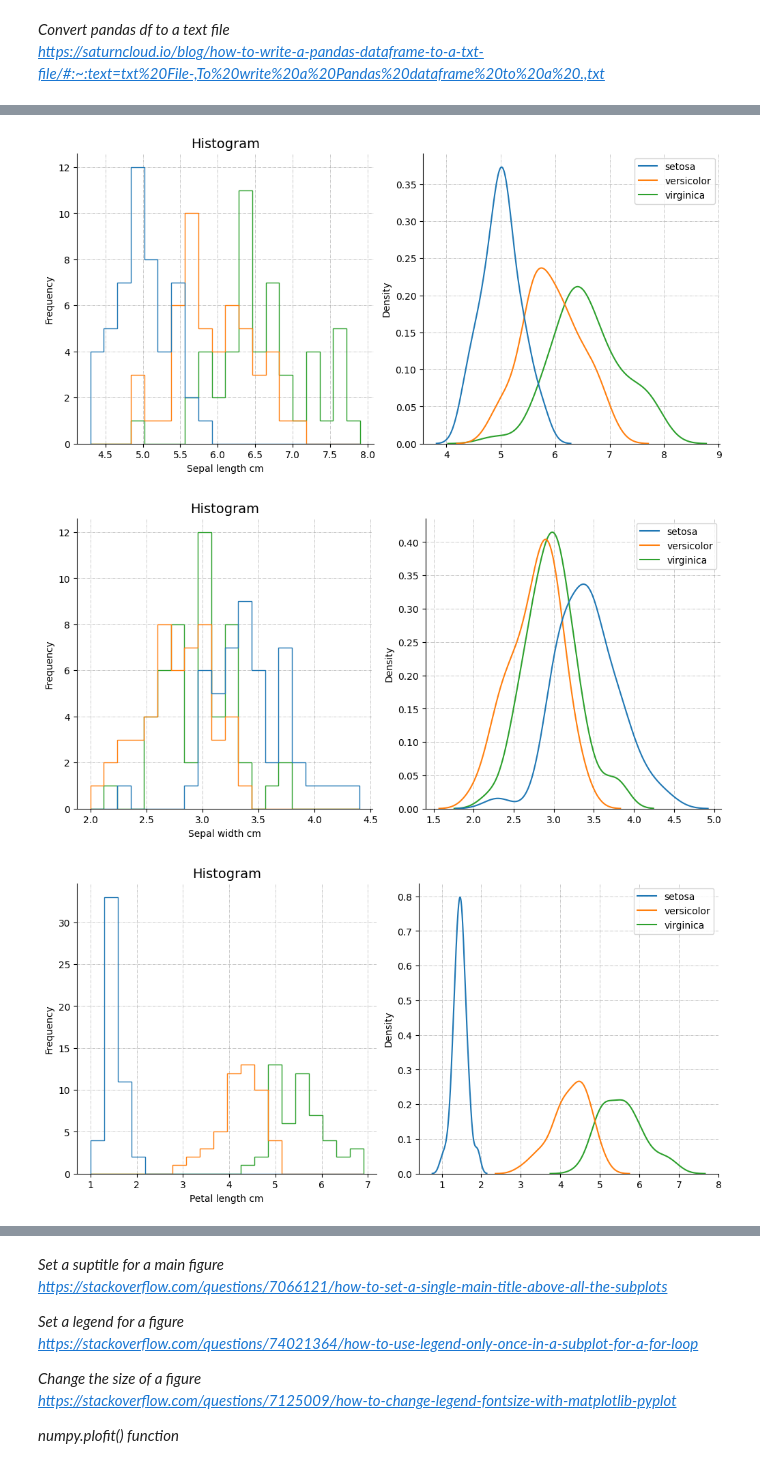
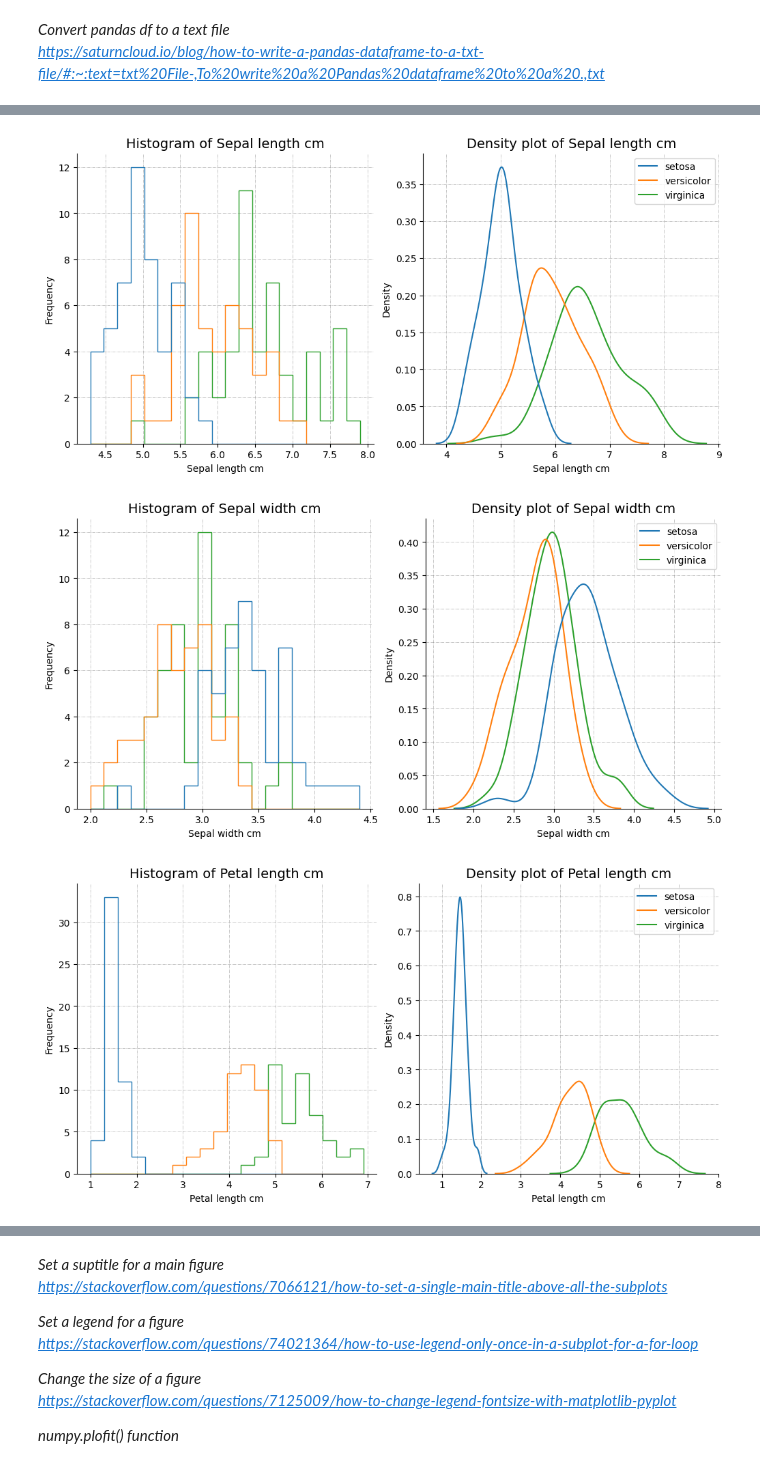
Before and after one commit to aldaszarnauskas/exploratory_analysis_iris_dataset, a Jupyter notebook: pands-project.ipynb, the cells around one changed output, grey strips where cells are left out. Cells and saved outputs as stored; diff of their text form; code cells hidden in the pictures.

```diff
--- a/pands-project.ipynb
+++ b/pands-project.ipynb
@@ -191,49 +209,75 @@ sum_stats.to_csv('sum_stats.txt', sep='\t', index=True)
 # %%
+# Iterate through each feature and plot a histogram and KDE plot
 for feature in features:
 
-    # Define a layout of subplots
-    fig, axs = plt.subplots(1, 2, figsize=(10, 5), constrained_layout=True)
-    # Go through each axis in the previously defined layout
-    # and plot a histogram of each feature
-
-    axs = axs.flat
-
+    # Define an object with classes names
+    # .unique() function allows to get the unique values from the column
     classes = list(df.iloc[:,4].unique())
+    # Replace underscores with an empty space in the feature name
+    # This feature name will be used for naming axes and titles
     feature_name = feature.replace("_", " ")
 
 
+    # Define a layout 1x2 of subplots
+    fig, axs = plt.subplots(1, 2, figsize=(10, 5), constrained_layout=True)
 
+    # Flatten out the axis so you could iterate through each of them
+    axs = axs.flat
 
+    # Iterate through axis and track the # of iterations with enumerate()
     for count, ax in enumerate(axs):
 
         # Remove axes splines
         for s in ['top', 'right']:
             ax.spines[s].set_visible(False)
 
         # Add x, y gridlines
         ax.grid(color ='grey',
             linestyle ='-.', linewidth = 0.5,
             alpha = 0.6)
 
+        # This if statement tracks the first iteration and plots a histogram
+        if count == 0:
+            # Create a temporary list with three sublists for each class
+            # Such structure of a list is necessary so that pyplot function
+            # hist() would automatically detect three different groups
+            temp_df = [df[feature][:50], df[feature][50:100], df[feature][100:]]
+            # Plot a histogram of the feature
+            # Choose the step type due to better visibility
+            ax.hist(temp_df, bins=20, histtype="step")
+            # Set the x-axis name
+            ax.set_xlabel(f"{feature_name.capitalize()}", fontsize=10)
+            # Set the y-axis name
+            ax.set_ylabel("Frequency", fontsize=10)
+            # Set the subfigure title
+            ax.set_title(f"Histogram of {feature_name.capitalize()}", fontsize=14)
+
+        else:
+            # Create an empty pandas df.
+            # You will use this empty df later in the for loop
+            # to add the data of each class in their own column
+            temp_df = pd.DataFrame()
+            # Iterate three times to add each class in their own column
+            for i in range(3):
+                # Select samples of a particular class
+                temp_df1 = df[df.iloc[:,4] == classes[i]]
+                # Select data for a particular feature
+                temp_df2 = temp_df1[feature]
+                # Add the data, of a particular class, as a new column of the previously defined df
+                temp_df[classes[i]] = list(temp_df2)
+            # Plot a KDE plot
+            sns.kdeplot(temp_df, ax=ax)
+            # Define x-axis label
+            ax.set_xlabel(f"{feature_name.capitalize()}", fontsize=10)
+            # Define y-axis label
+            ax.set_ylabel("Density", fontsize=10)
+            # Define y-axis label
+            ax.set_title(f"Density plot of {feature_name.capitalize()}", fontsize=14)
 
 
-        if count == 0:
-            temp_df = [df[feature][:50], df[feature][50:100], df[feature][100:]]
-            # Plot a histogram of the feature
-            ax.hist(temp_df, bins=20, histtype="step"#, color="lightblue", edgecolor='black'
-                        )
-
-            ax.set_xlabel(f"{feature_name.capitalize()}", fontsize=10)
-            ax.set_ylabel("Frequency", fontsize=10)
-            ax.set_title("Histogram", fontsize=14)
-        else:
-            temp_df = pd.DataFrame()
-            for i in range(3):
-                temp_df1 = df[df.iloc[:,4] == classes[i]]
-                temp_df2 = temp_df1[feature]
-                temp_df[classes[i]] = list(temp_df2)
-            sns.kdeplot(temp_df, ax=ax)
+    # Show the figure
+    plt.show()
 # %% [output]
-[figure, old version]
+[figure, new version]
-[figure, old version]
+[figure, new version]
-[figure, old version]
+[figure, new version]
```
Also changed, not shown: parts of 21 cells of this notebook.
